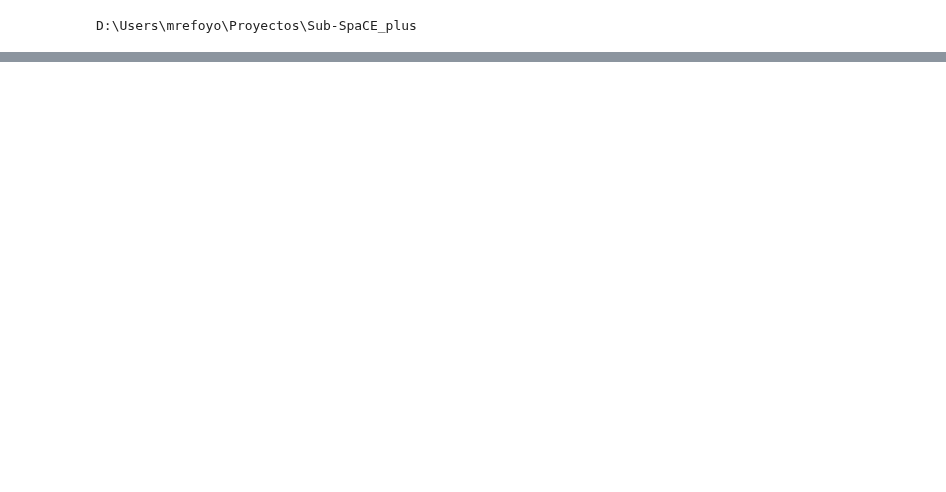
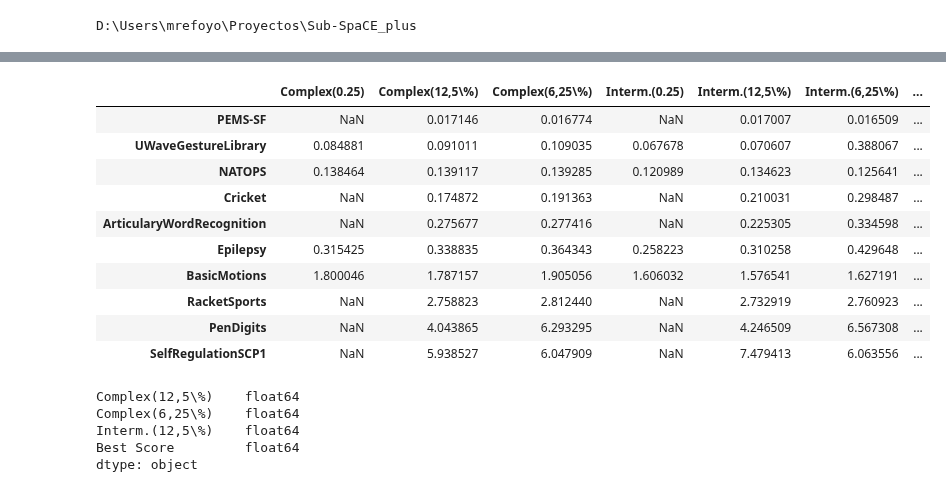
Before and after one commit to MarioRefoyo/Multi-SpaCE, a Jupyter notebook: experiments/models/create_dataset_info.ipynb, the cells around one changed output, grey strips where cells are left out. Cells and saved outputs as stored; diff of their text form; code cells hidden in the pictures; blank space fills up the shorter version.

```diff
--- a/experiments/models/create_dataset_info.ipynb
+++ b/experiments/models/create_dataset_info.ipynb
@@ -167,0 +339,41 @@ array(['Coffee', 'ECG200', 'FordA', 'Gunpoint', 'HandOutlines',
+# %%
+all_results_df = pd.DataFrame()
+for dataset in ae_datasets:
+    for model in models:
+        try:
+            # Obtain results of dataset
+            dataset_results_df = pd.read_excel(f'./experiments/models/{dataset}/{model}/all_combination_results.xlsx', index_col=0)
+            dataset_results_df.insert(0, "Dataset", dataset)
+            dataset_results_df = dataset_results_df.rename(columns={"model_type": "Model Type", "test_mae": "MAE"})
+            dataset_results_df["compression_rate"] = dataset_results_df["compression_rate"].astype(str)
+            dataset_results_df = dataset_results_df.replace(rename_dict)
+
+            # Obtain dataset information
+            X_train, y_train, X_test, y_test = local_data_loader(str(dataset), False, data_path="./experiments/data")
+            if X_train.shape[2] > 1:
+                dataset_results_df.insert(1,'Archive', "UEA")
+            else:
+                dataset_results_df.insert(1,'Archive', "UCR")
+
+            # Concat results
+            all_results_df = pd.concat([all_results_df, dataset_results_df])
+        except FileNotFoundError as msg:
+            print(f'Problem with dataset {dataset}: {msg}')
+# %%
+all_results_univariate = all_results_df[all_results_df["Archive"] == "UCR"]
+all_results_univariate["Model Type"] = all_results_univariate["Model Type"] + '(' + all_results_univariate["compression_rate"] + ')'
+all_results_univariate = all_results_univariate[["Dataset", "Model Type", "MAE"]].pivot_table(index="Dataset", columns="Model Type", values="MAE")
+all_results_univariate["Best Score"] = all_results_univariate.min(axis=1)
+all_results_univariate = all_results_univariate.sort_values(by="Best Score", ascending=True)
+# all_results_univariate = all_results_univariate[all_results_univariate["Best Score"] > 0.8]
+all_results_univariate.index.name = None
+all_results_univariate.columns.name = None
+
+all_results_multivariate = all_results_df[all_results_df["Archive"] == "UEA"]
+all_results_multivariate["Model Type"] = all_results_multivariate["Model Type"] + '(' + all_results_multivariate["compression_rate"] + ')'
+all_results_multivariate = all_results_multivariate[["Dataset", "Model Type", "MAE"]].pivot_table(index="Dataset", columns="Model Type", values="MAE")
+all_results_multivariate["Best Score"] = all_results_multivariate.min(axis=1)
+all_results_multivariate = all_results_multivariate.sort_values(by="Best Score", ascending=True)
+# all_results_multivariate = all_results_multivariate[all_results_multivariate["Best Score"] > 0.8]
+all_results_multivariate.index.name = None
+all_results_multivariate.columns.name = None
@@ -167,0 +391,14 @@ array(['Coffee', 'ECG200', 'FordA', 'Gunpoint', 'HandOutlines',
+# %%
+all_results_multivariate
+# %% [output]
+|  | Complex(0.25) | Complex(12,5\%) | Complex(6,25\%) | Interm.(0.25) | Interm.(12,5\%) | Interm.(6,25\%) | ... |
+| PEMS-SF | NaN | 0.017146 | 0.016774 | NaN | 0.017007 | 0.016509 | ... |
+| UWaveGestureLibrary | 0.084881 | 0.091011 | 0.109035 | 0.067678 | 0.070607 | 0.388067 | ... |
+| NATOPS | 0.138464 | 0.139117 | 0.139285 | 0.120989 | 0.134623 | 0.125641 | ... |
+| Cricket | NaN | 0.174872 | 0.191363 | NaN | 0.210031 | 0.298487 | ... |
+| ArticularyWordRecognition | NaN | 0.275677 | 0.277416 | NaN | 0.225305 | 0.334598 | ... |
+| Epilepsy | 0.315425 | 0.338835 | 0.364343 | 0.258223 | 0.310258 | 0.429648 | ... |
+| BasicMotions | 1.800046 | 1.787157 | 1.905056 | 1.606032 | 1.576541 | 1.627191 | ... |
+| RacketSports | NaN | 2.758823 | 2.812440 | NaN | 2.732919 | 2.760923 | ... |
+| PenDigits | NaN | 4.043865 | 6.293295 | NaN | 4.246509 | 6.567308 | ... |
+| SelfRegulationSCP1 | NaN | 5.938527 | 6.047909 | NaN | 7.479413 | 6.063556 | ... |
@@ -167,0 +412,8 @@ array(['Coffee', 'ECG200', 'FordA', 'Gunpoint', 'HandOutlines',
+# %%
+all_results_univariate.dtypes
+# %% [output]
+Complex(12,5\%)    float64
+Complex(6,25\%)    float64
+Interm.(12,5\%)    float64
+Best Score         float64
+dtype: object
```
Also changed, not shown: parts of 21 cells of this notebook, 28 other files.
